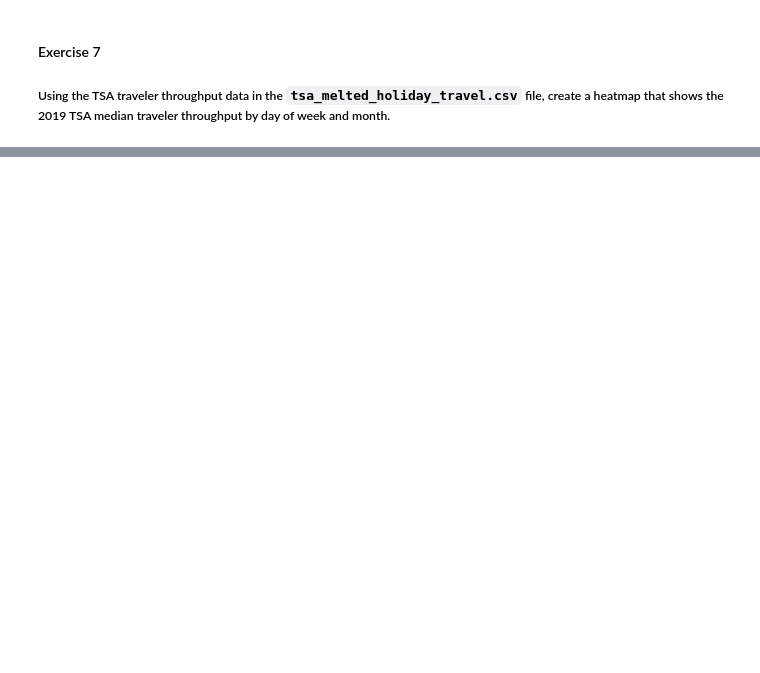
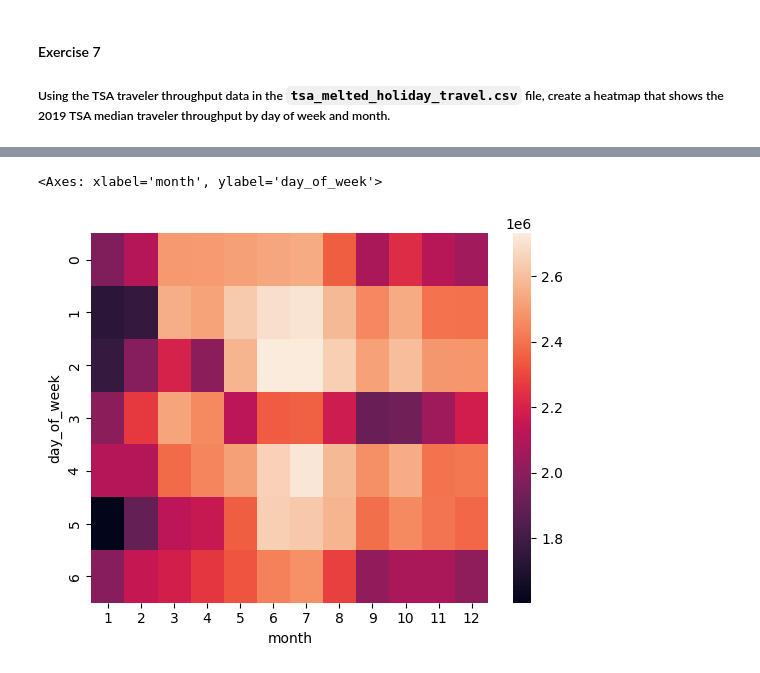
Before and after one commit to SU-IST707-SP25/student-weekly-1-Arun-prasadh18, a Jupyter notebook: part-2/weekly-exercises.ipynb, the cells around one changed output, grey strips where cells are left out. Saved outputs shown, nothing was run; the diff lists cells and outputs as text; code cells hidden in the pictures; blank space fills up the shorter version.

```diff
--- a/part-2/weekly-exercises.ipynb
+++ b/part-2/weekly-exercises.ipynb
@@ -57,0 +120,10 @@ meteorite_df.head()
+# %%
+data = tsa_df[tsa_df['date'].dt.year == 2019]\
+    .assign(month=lambda x: x['date'].dt.month,
+    day_of_week=lambda x: x['date'].dt.dayofweek  # 0=Monday, 6=Sunday
+).pivot_table(index='day_of_week', columns='month', values='travelers', aggfunc='median')
+#tsa_df['date']
+sns.heatmap(data)
+# %% [output]
+<Axes: xlabel='month', ylabel='day_of_week'>
+[figure, added]
```
Also changed, not shown: parts of 7 cells of this notebook.
